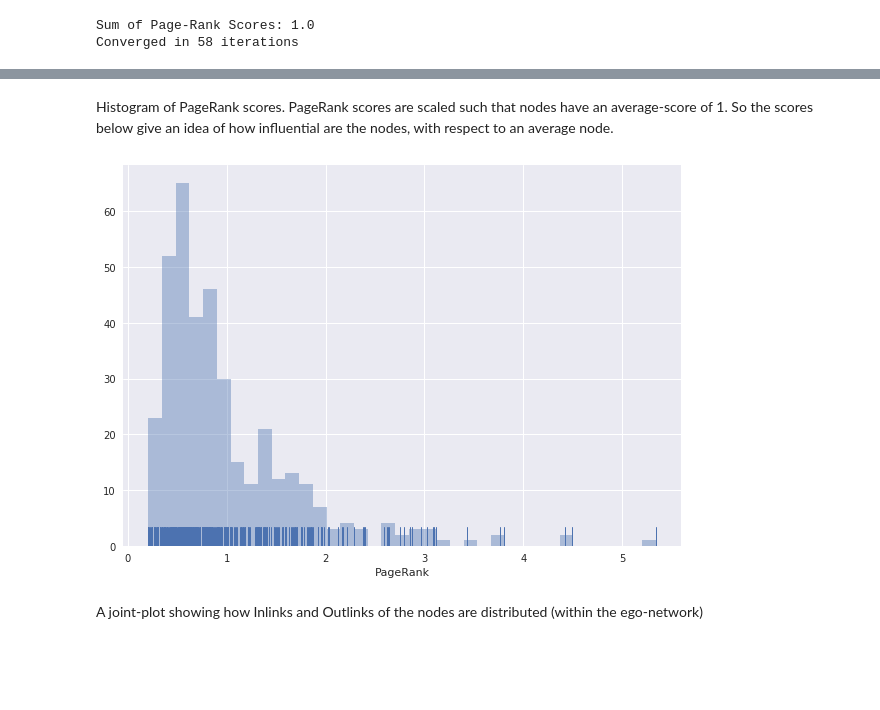
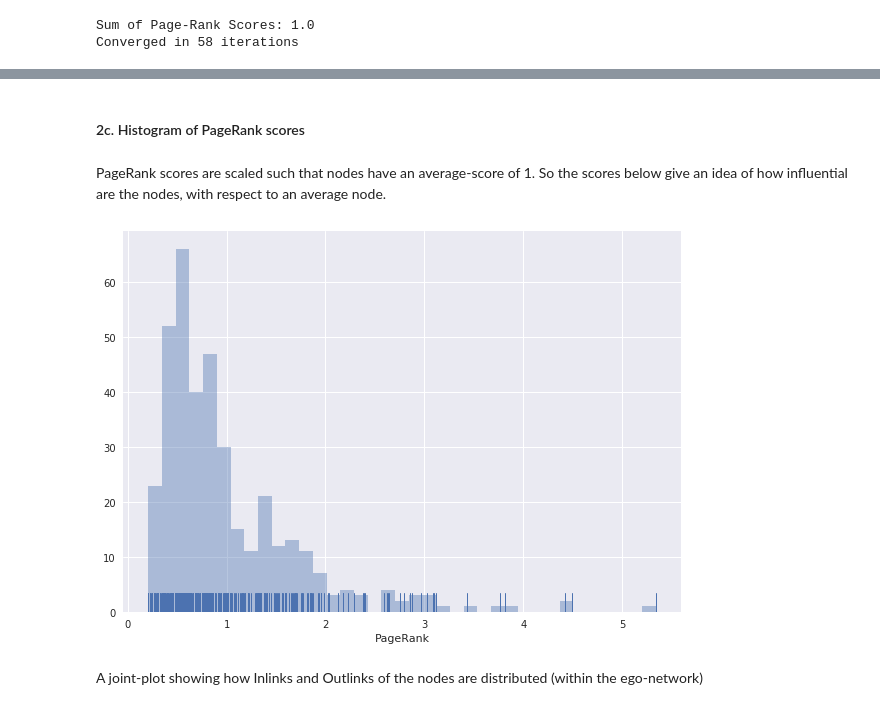
Before and after one commit to balaca/twitter_graph, a Jupyter notebook: Twitter_PageRankAnalysis.ipynb, the cells around one changed output, grey strips where cells are left out. Cells and saved outputs as stored; diff of their text form; code cells hidden in the pictures; blank space fills up the shorter version.

```diff
--- a/Twitter_PageRankAnalysis.ipynb
+++ b/Twitter_PageRankAnalysis.ipynb
@@ -73,8 +76,8 @@ api
 # %%
 # 'Self' and Friends of Self
 
-self_node =  api.GetUser(screen_name = self_screen_name)
-self_node_id = unicode(self_node.id)                        # Twitter Id of Self
+self_node    =  api.GetUser(screen_name = self_screen_name)
+self_node_id =  str(self_node.id)                      # Twitter Id of Self
 
 friends_of_self = api.GetFriendIDs(user_id = self_node_id,
                                    screen_name = self_screen_name ,
@@ -160,17 +163,18 @@ def lookup_in_cache(friendsIdsList):
 
     i = 0
     while (i < len(to_fetch_list) * 1./100):
-        print("Cache-Miss for " + str(len(to_fetch_list)) +  " nodes. Querying their Profiles.")
+        print("... Cache-Miss for " + str(len(to_fetch_list)) +  " nodes. Updating Cache...")
         low, high = i * 100, min( len(to_fetch_list), (i+1)*100 )  # UsersLookup api
         twitterObjectsList = api.UsersLookup(user_id = to_fetch_list[low:high])
 
-        temp = zip(*[( unicode(tempObject.screen_name),             #ScreenName
-                      tempObject.name.encode('utf-8').strip(),      #Name
-                      unicode(tempObject.followers_count),          #Followers
-                      unicode(tempObject.friends_count),            #Friends
-                      tempObject.location.encode('utf-8').strip(),  #Location
-                      tempObject.created_at.encode('utf-8').strip() #CreatedAt
+        temp = zip(*[( tempObject.screen_name,        #ScreenName
+                      tempObject.name,                #Name
+                      tempObject.followers_count,     #Followers
+                      tempObject.friends_count,       #Friends
+                      tempObject.location,            #Location
+                      tempObject.created_at           #CreatedAt
                      ) for tempObject in twitterObjectsList])
+        temp = list(temp)
 
         UserNameList    += list(temp[0])
         namesList       += list(temp[1])
@@ -199,7 +203,6 @@ def lookup_in_cache(friendsIdsList):
         cache = cache.append(delta_cache)
         cache.to_csv(cache_filename)
 
-    #cache = cache[['UserName', 'FullName', 'Followers_count','Friends_count', 'Location', 'Created_at' ]]
     return cache.loc[friendsIdsList]
 # %%
 # Display cluster-wise most-influential users, for the given clustering algo
@@ -382,10 +389,12 @@ dummy_df
+# %% [markdown]
+#### 2c. Histogram of PageRank scores
 # %% [markdown]
-Histogram of PageRank scores. PageRank scores are scaled such that nodes have an average-score of 1. So the scores below give an idea of how influential are the nodes, with respect to an average node.
+PageRank scores are scaled such that nodes have an average-score of 1. So the scores below give an idea of how influential are the nodes, with respect to an average node.
 # %%
 pageRank_to_plot = len(index) * results_df["PageRank"]
-sns.distplot(pageRank_to_plot, kde=False, rug=True, bins = len(index)/10);
+sns.distplot(pageRank_to_plot, kde=False, rug=True, bins = len(index)//10);
 # %% [output]
-[figure, old version]
+[figure, new version]
 # %% [markdown]
 A joint-plot showing how Inlinks and Outlinks of the nodes are distributed (within the ego-network)
 # %%
```
Also changed, not shown: parts of 29 cells of this notebook.
